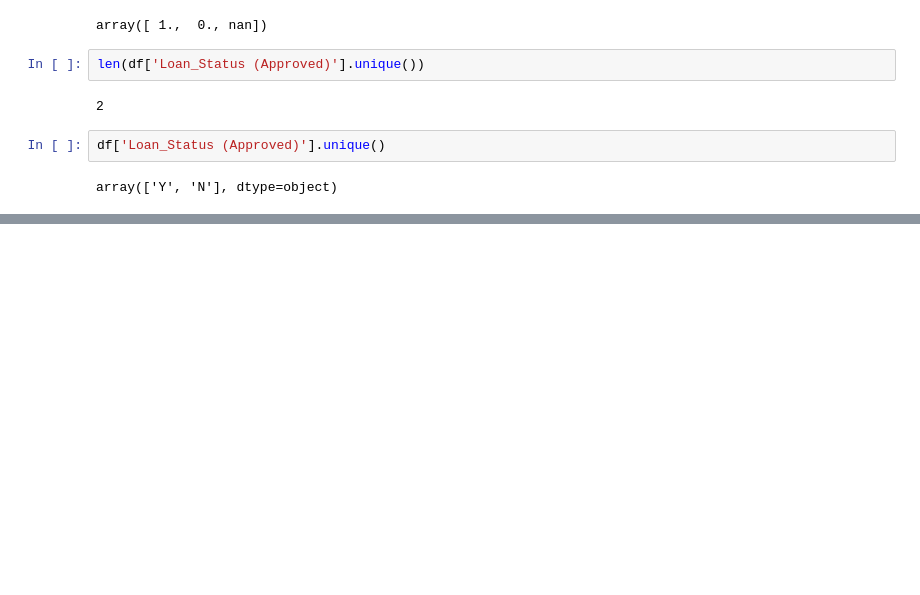
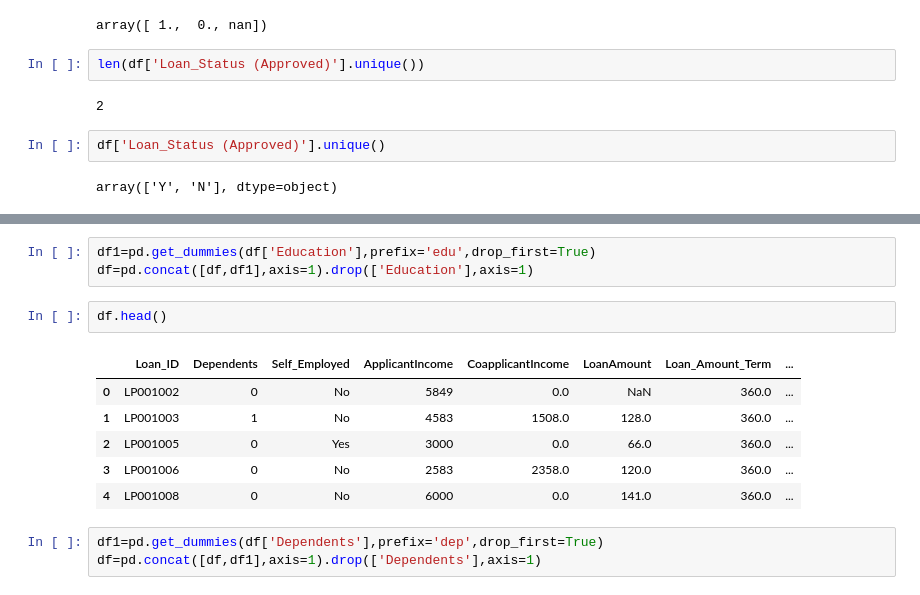
Before and after one commit to srinidhireddy786/DataAnalysis2, a Jupyter notebook: dec012025.ipynb, the cells around one changed output, grey strips where cells are left out. Saved outputs shown, nothing was run; the diff lists cells and outputs as text; blank space fills up the shorter version.

```diff
--- a/dec012025.ipynb
+++ b/dec012025.ipynb
@@ -159,0 +274,15 @@ array(['Y', 'N'], dtype=object)
+# %%
+df1=pd.get_dummies(df['Education'],prefix='edu',drop_first=True)
+df=pd.concat([df,df1],axis=1).drop(['Education'],axis=1)
+# %%
+df.head()
+# %% [output]
+|  | Loan_ID | Dependents | Self_Employed | ApplicantIncome | CoapplicantIncome | LoanAmount | Loan_Amount_Term | ... |
+| 0 | LP001002 | 0 | No | 5849 | 0.0 | NaN | 360.0 | ... |
+| 1 | LP001003 | 1 | No | 4583 | 1508.0 | 128.0 | 360.0 | ... |
+| 2 | LP001005 | 0 | Yes | 3000 | 0.0 | 66.0 | 360.0 | ... |
+| 3 | LP001006 | 0 | No | 2583 | 2358.0 | 120.0 | 360.0 | ... |
+| 4 | LP001008 | 0 | No | 6000 | 0.0 | 141.0 | 360.0 | ... |
+# %%
+df1=pd.get_dummies(df['Dependents'],prefix='dep',drop_first=True)
+df=pd.concat([df,df1],axis=1).drop(['Dependents'],axis=1)
```
Also changed, not shown: parts of 35 cells of this notebook, 1 other file.
